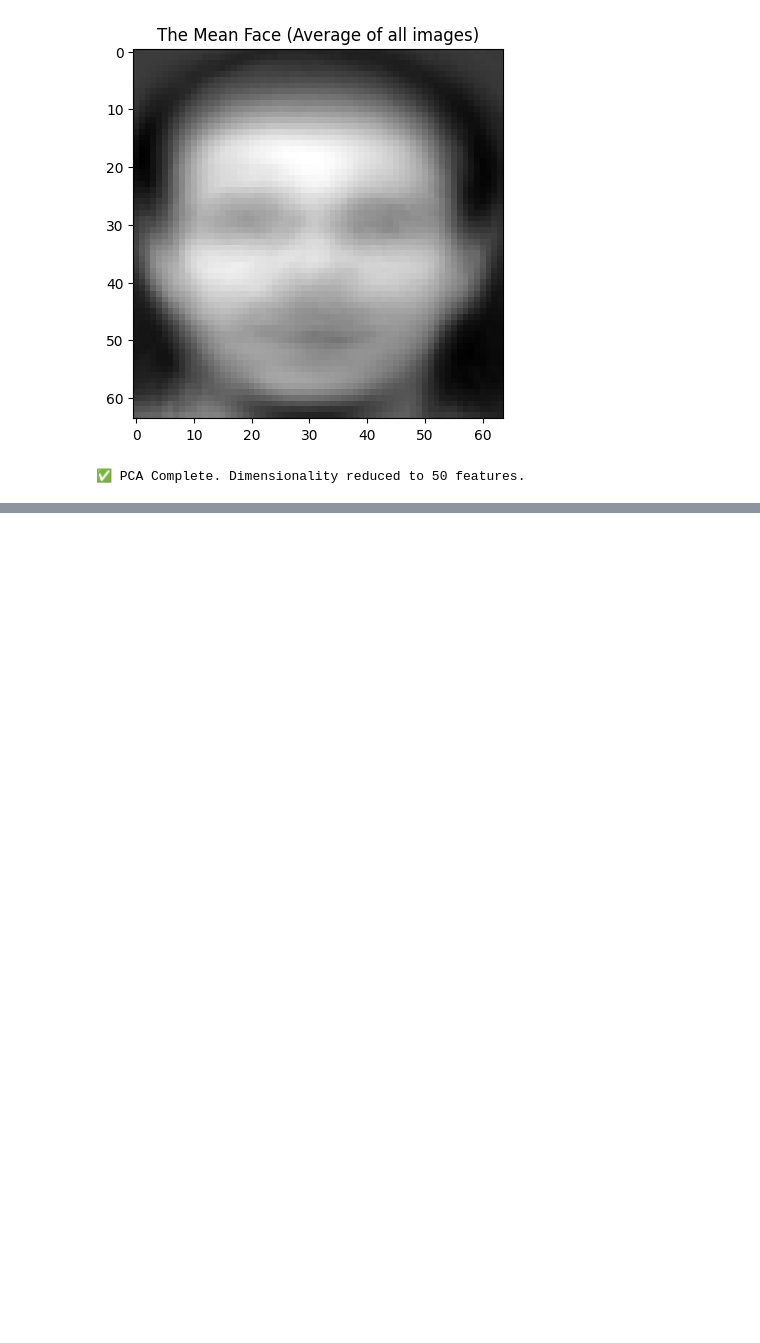
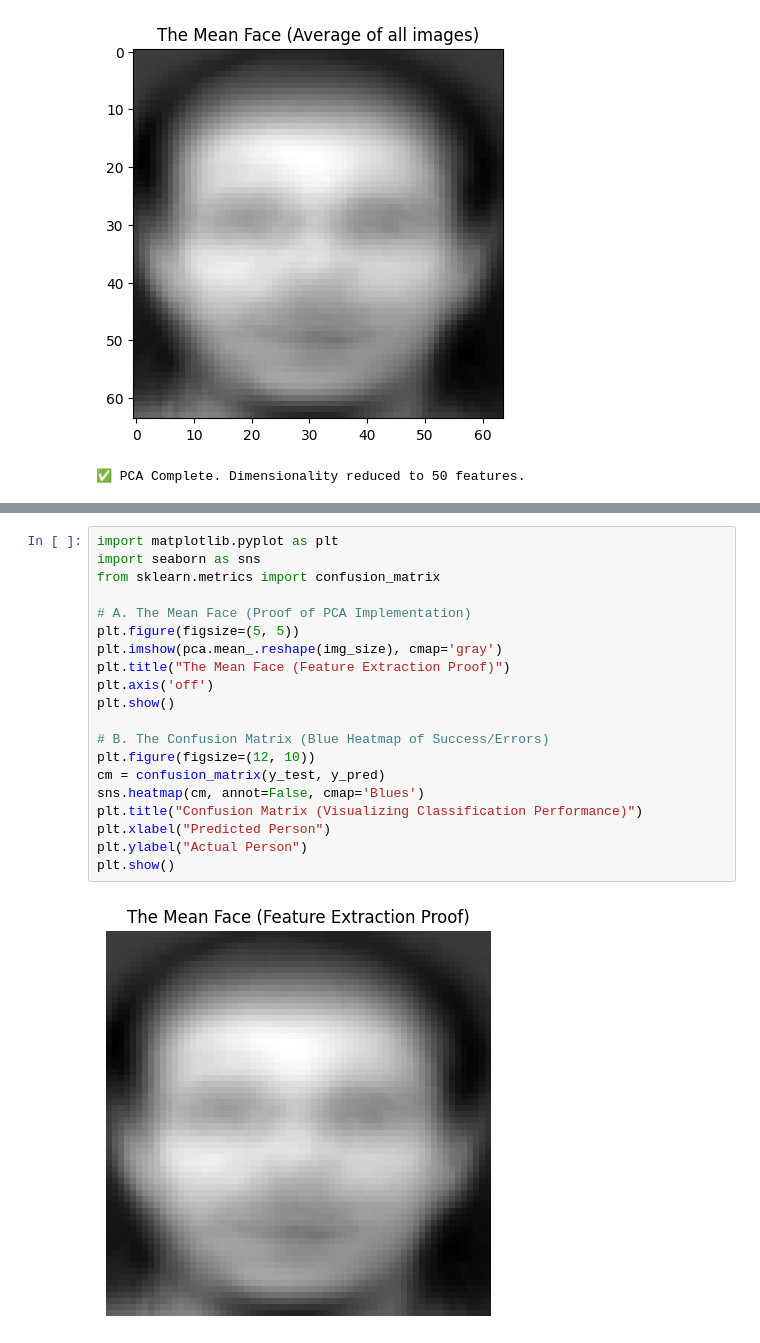
Before and after one commit to harshaesmayil/Face_Recognition, a Jupyter notebook: Face_Recognition_Project.ipynb, the cells around one changed output, grey strips where cells are left out. Saved outputs shown, nothing was run; the diff lists cells and outputs as text; blank space fills up the shorter version.

```diff
--- a/Face_Recognition_Project.ipynb
+++ b/Face_Recognition_Project.ipynb
@@ -89,0 +90,22 @@ weighted avg       0.87      0.81      0.81        80
+# %%
+import matplotlib.pyplot as plt
+import seaborn as sns
+from sklearn.metrics import confusion_matrix
+
+# A. The Mean Face (Proof of PCA Implementation)
+plt.figure(figsize=(5, 5))
+plt.imshow(pca.mean_.reshape(img_size), cmap='gray')
+plt.title("The Mean Face (Feature Extraction Proof)")
+plt.axis('off')
+plt.show()
+
+# B. The Confusion Matrix (Blue Heatmap of Success/Errors)
+plt.figure(figsize=(12, 10))
+cm = confusion_matrix(y_test, y_pred)
+sns.heatmap(cm, annot=False, cmap='Blues')
+plt.title("Confusion Matrix (Visualizing Classification Performance)")
+plt.xlabel("Predicted Person")
+plt.ylabel("Actual Person")
+plt.show()
+# %% [output]
+[figure, added]
```
Also changed, not shown: parts of 2 cells of this notebook.
